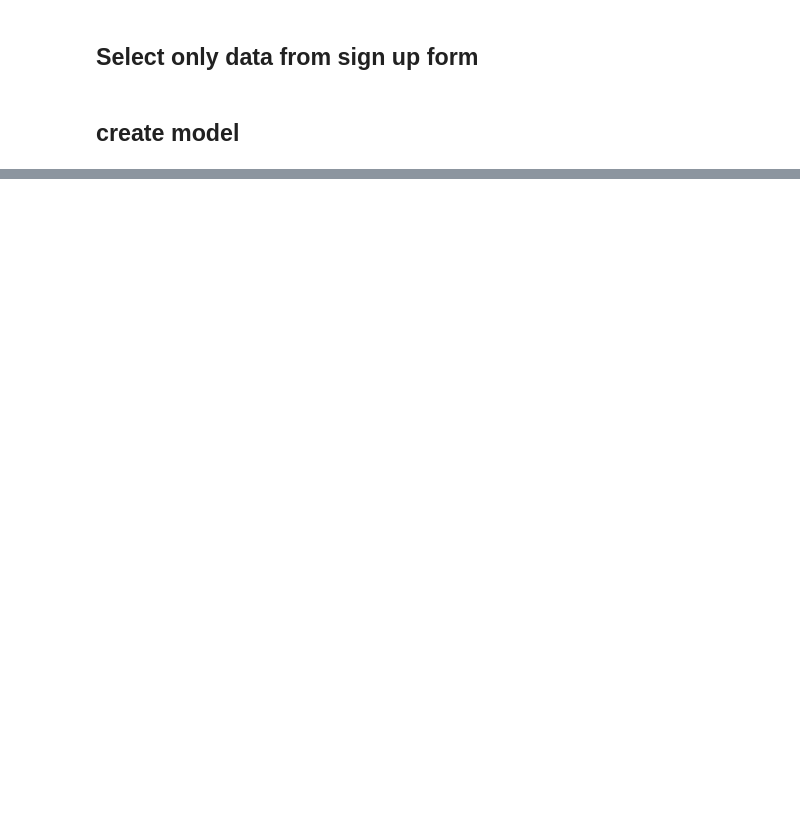
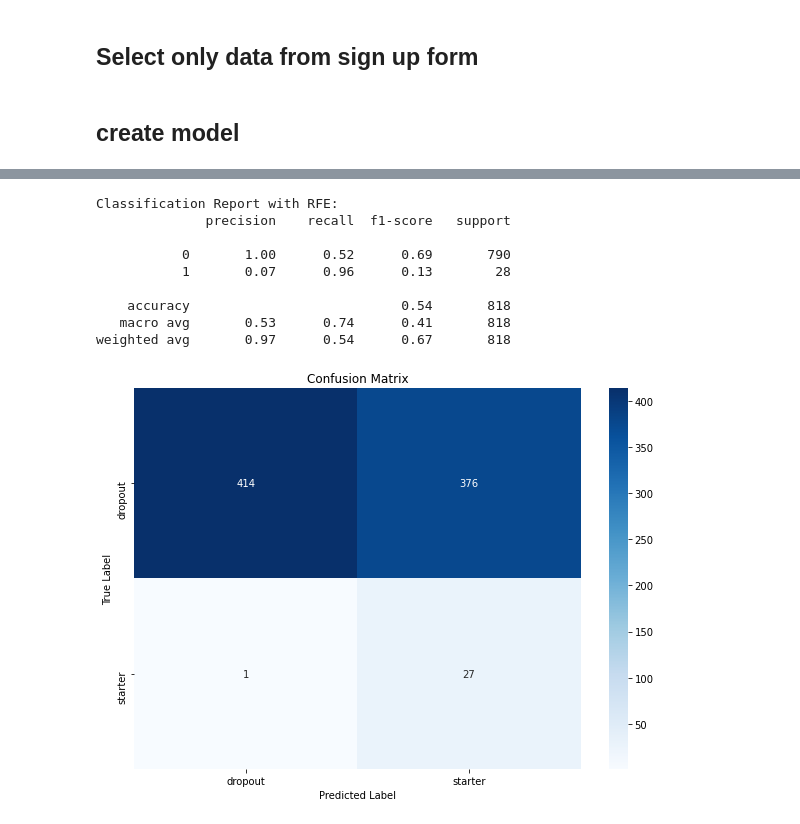
Before and after one commit to peterfaasse/BastianLewis_StrevonForecasting, a Jupyter notebook: model_training/modeling_1.ipynb, the cells around one changed output, grey strips where cells are left out. Saved outputs shown, nothing was run; the diff lists cells and outputs as text; code cells hidden in the pictures; blank space fills up the shorter version.

```diff
--- a/model_training/modeling_1.ipynb
+++ b/model_training/modeling_1.ipynb
@@ -147,3 +147,24 @@ weighted avg       0.95      0.65      0.76       818
+# %%
+threshold = 0.15
+y_pred_custom = (y_proba_rfe >= threshold).astype(int)
+
+# Print the classification report and plot confusion matrix
+print('Classification Report with RFE:')
+print(classification_report(y_test, y_pred_custom))
+
+cm_rfe = confusion_matrix(y_test, y_pred_custom)
+plot_confusion_matrix(cm_rfe, class_names)
+# %% [output]
+Classification Report with RFE:
+              precision    recall  f1-score   support
+
+           0       1.00      0.52      0.69       790
+           1       0.07      0.96      0.13        28
+
+    accuracy                           0.54       818
+   macro avg       0.53      0.74      0.41       818
+weighted avg       0.97      0.54      0.67       818
+[figure, added]
 # %%
 print(f"number of candidates: {len(df)}")
 print(f"number of columns: {len(df.columns)}")
```
Also changed, not shown: parts of 9 cells of this notebook, 17 other files.
